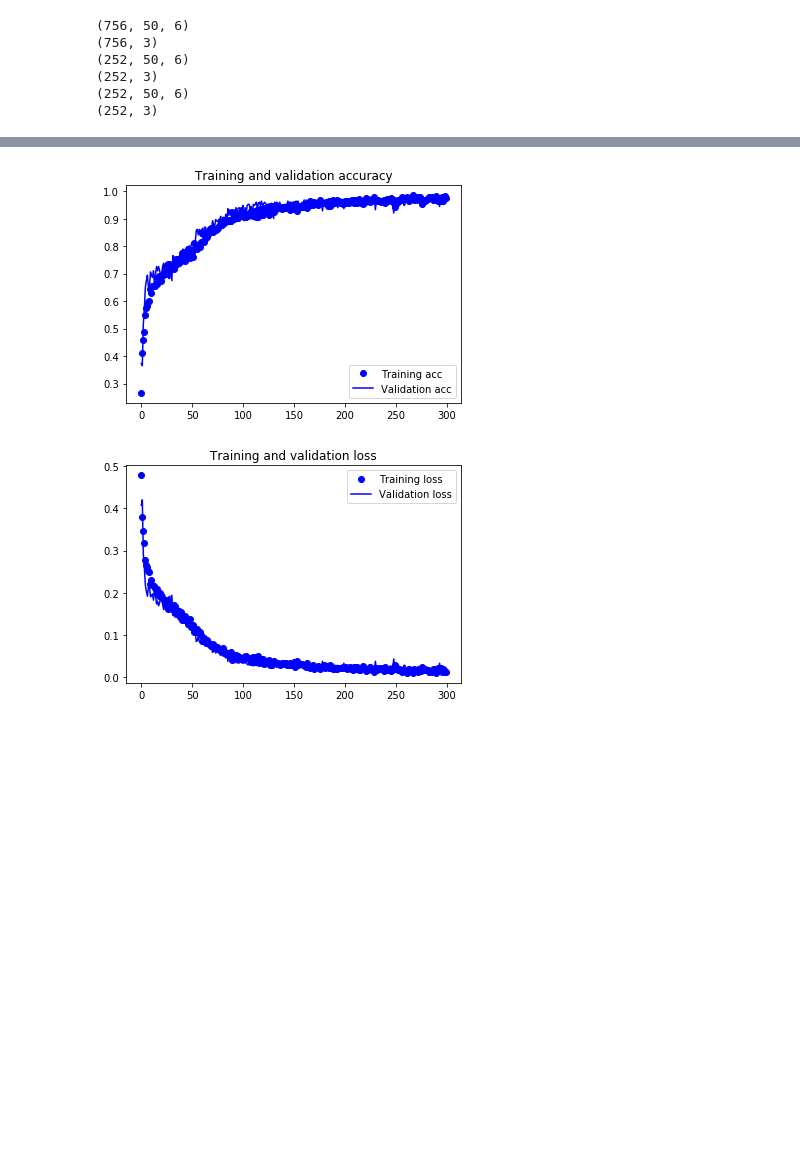
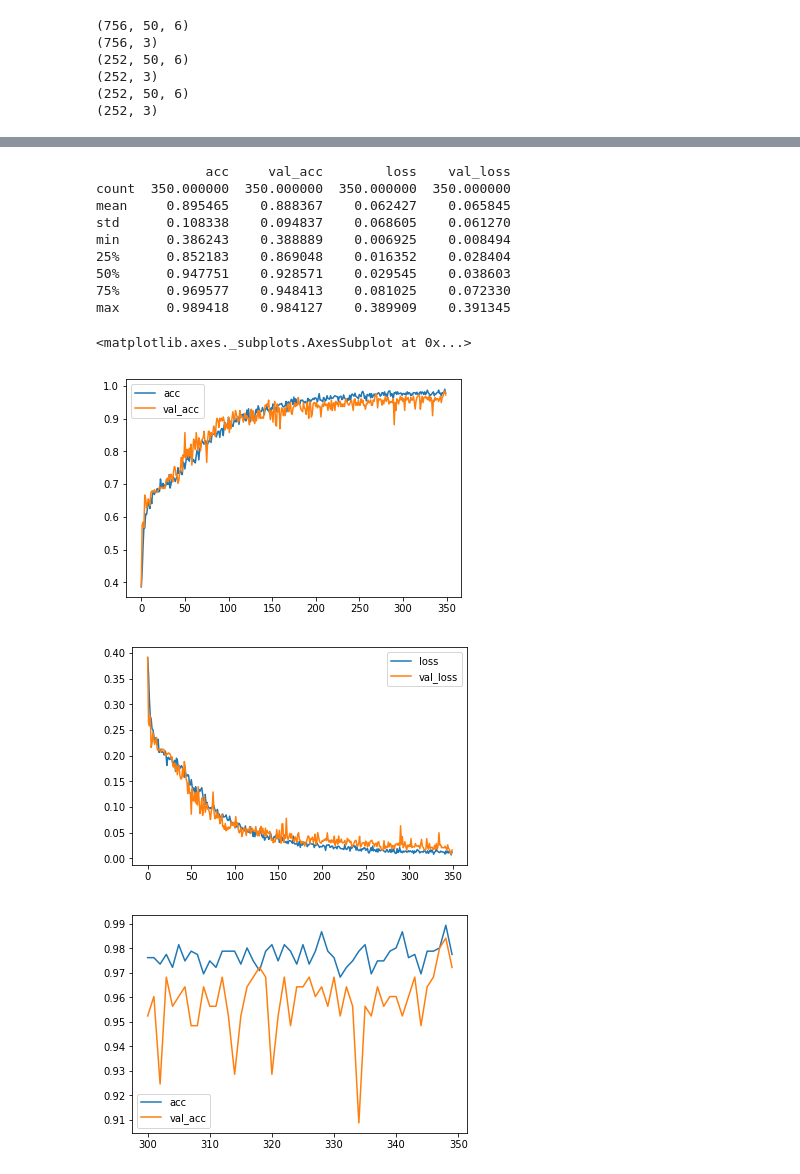
Before and after one commit to shnax0210/moving-classification, a Jupyter notebook: moving-classification.ipynb, the cells around one changed output, grey strips where cells are left out. Drawn from its saved outputs; the diff is of its cells as text; code cells hidden in the pictures; blank space fills up the shorter version.

Commit message:
refactored history showing

```diff
--- a/moving-classification.ipynb
+++ b/moving-classification.ipynb
@@ -135,27 +135,30 @@ Epoch 350/350
-# %%
-%matplotlib inline
-import matplotlib.pyplot as plt
-
-acc = history.history['acc']
-val_acc = history.history['val_acc']
-loss = history.history['loss']
-val_loss = history.history['val_loss']
-
-epochs = range(len(acc))
-
-plt.plot(epochs, acc, 'bo', label='Training acc')
-plt.plot(epochs, val_acc, 'b', label='Validation acc')
-plt.title('Training and validation accuracy')
-plt.legend()
-
-plt.figure()
-
-plt.plot(epochs, loss, 'bo', label='Training loss')
-plt.plot(epochs, val_loss, 'b', label='Validation loss')
-plt.title('Training and validation loss')
-plt.legend()
-
-plt.show()
-# %% [output]
-[figure, removed]
-[figure, removed]
+# %%
+%matplotlib inline
+
+history_df = pd.DataFrame(
+    {'acc': history.history['acc'],
+     'val_acc': history.history['val_acc'],
+     'loss': history.history['loss'],
+     'val_loss': history.history['val_loss']
+    })
+
+print(history_df.describe())
+
+history_df[['acc', 'val_acc']].plot(title='Full accuracy')
+history_df[['loss', 'val_loss']].plot(title='Full loss')
+history_df[['acc', 'val_acc']][-50:].plot(title='Last 50 epochs accuracy')
+history_df[['loss', 'val_loss']][-50:].plot(title='Last 50 epochs accuracy')
+# %% [output]
+              acc     val_acc        loss    val_loss
+count  350.000000  350.000000  350.000000  350.000000
+mean     0.895465    0.888367    0.062427    0.065845
+std      0.108338    0.094837    0.068605    0.061270
+min      0.386243    0.388889    0.006925    0.008494
+25%      0.852183    0.869048    0.016352    0.028404
+50%      0.947751    0.928571    0.029545    0.038603
+75%      0.969577    0.948413    0.081025    0.072330
+max      0.989418    0.984127    0.389909    0.391345
+<matplotlib.axes._subplots.AxesSubplot at 0x...>
+[figure, added]
+[figure, added]
+[figure, added]
```
Also changed, not shown: parts of 4 cells of this notebook.
